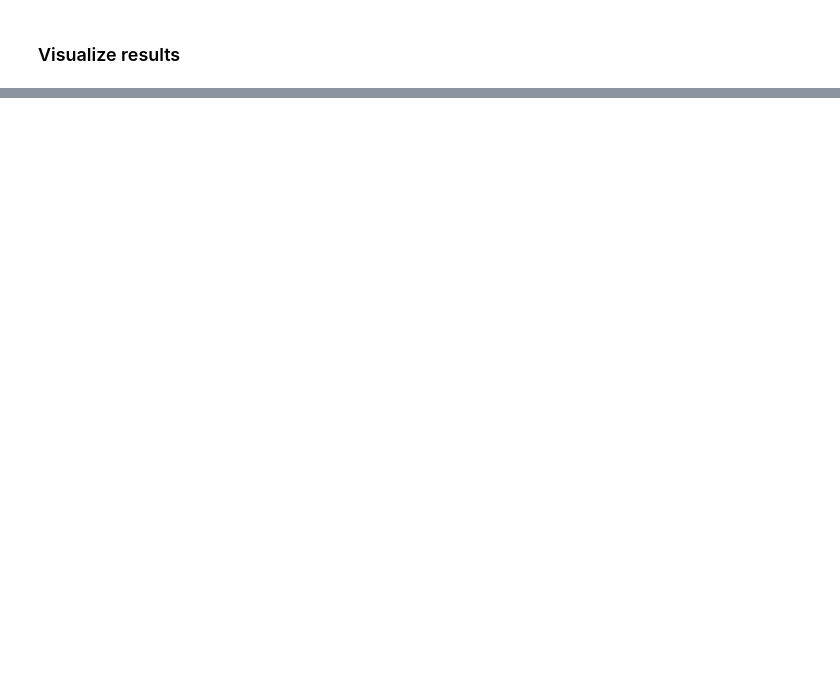
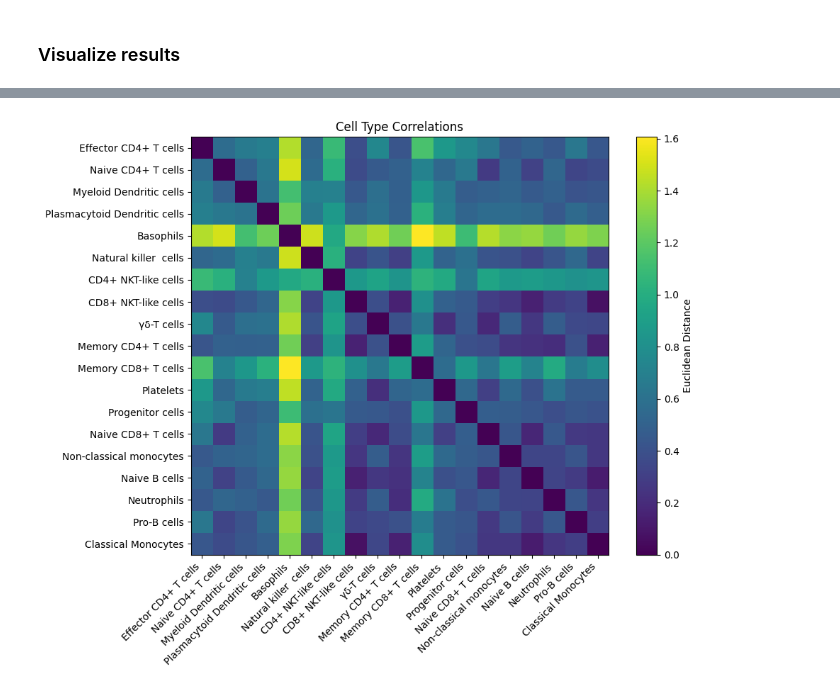
Before and after one commit to LeoAnd00/Masters_Thesis, a Jupyter notebook: code/cell_type_representation/visualizations/Fig_attention_between_HVGs.ipynb, the cells around one changed output, grey strips where cells are left out. Saved outputs shown, nothing was run; the diff lists cells and outputs as text; code cells hidden in the pictures; blank space fills up the shorter version.

```diff
--- a/code/cell_type_representation/visualizations/Fig_attention_between_HVGs.ipynb
+++ b/code/cell_type_representation/visualizations/Fig_attention_between_HVGs.ipynb
@@ -35,0 +50,4 @@ VisEnv.HeatMapVisualization(cell_type="Classical Monocytes", num_of_top_genes=50
+# %%
+VisEnv.VisualizeCellTypeCorrelations(attention_or_latent="latent")
+# %% [output]
+[figure, added]
```
Also changed, not shown: parts of 10 cells of this notebook, 1 other file.
